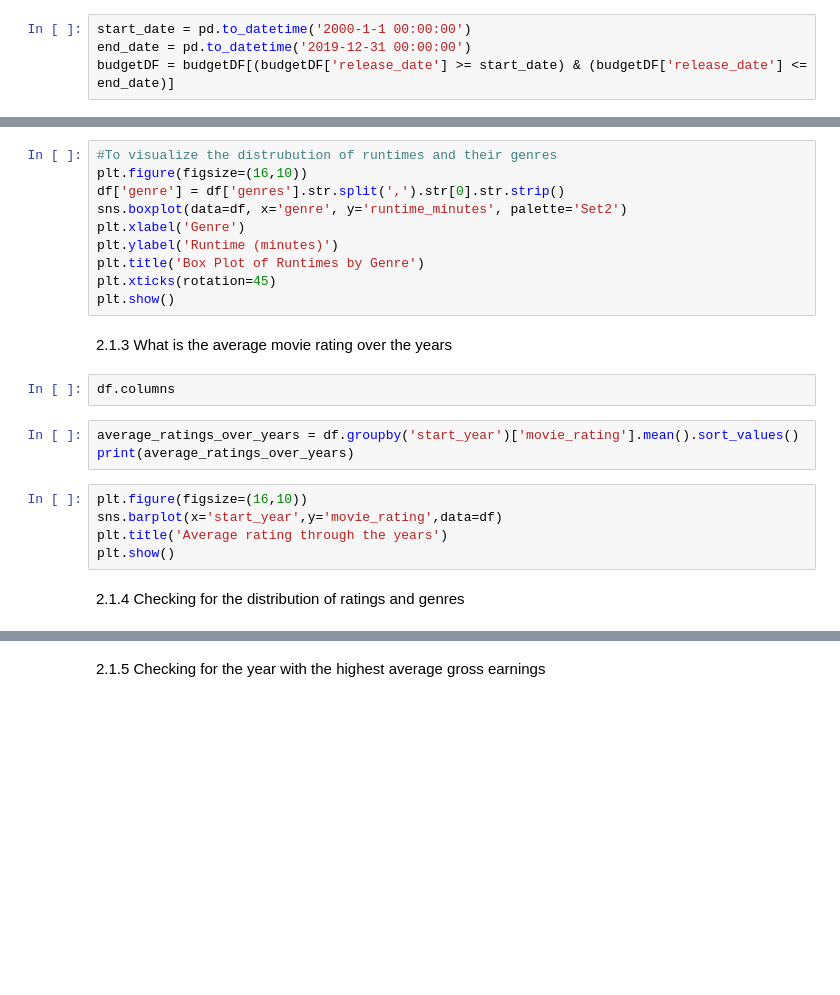
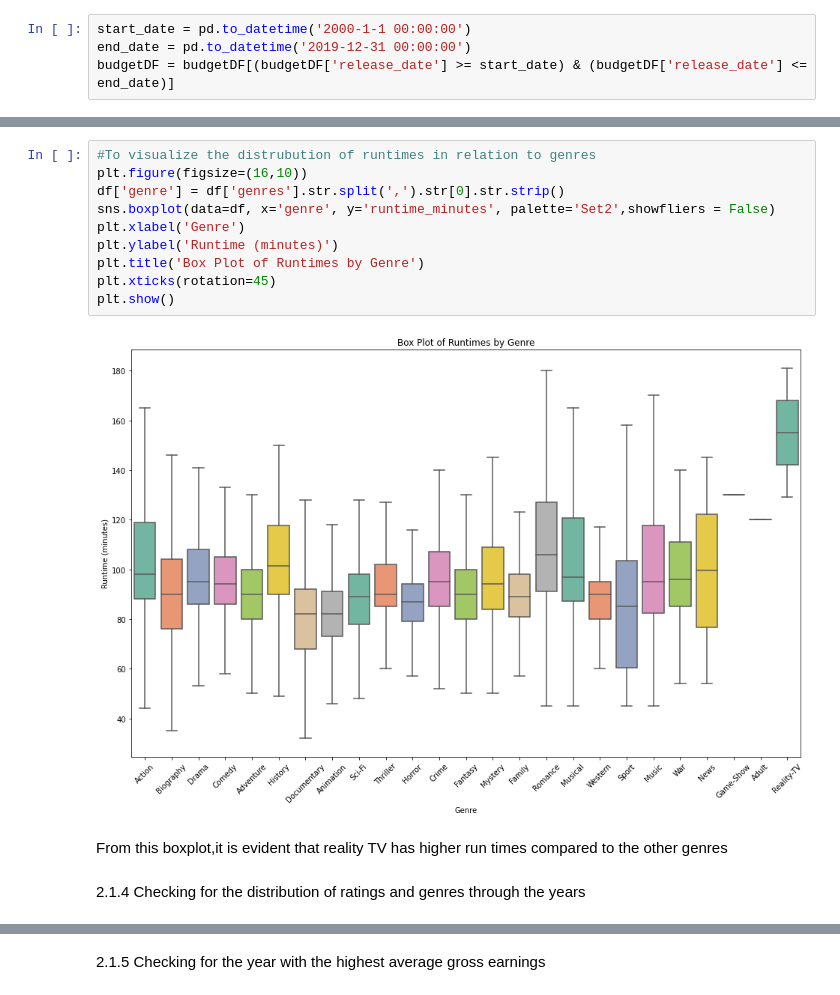
Before and after one commit to Mbachia/Movie_Project-1, a Jupyter notebook: project.ipynb, the cells around one changed output, grey strips where cells are left out. Saved outputs shown, nothing was run; the diff lists cells and outputs as text; blank space fills up the shorter version.

```diff
--- a/project.ipynb
+++ b/project.ipynb
@@ -394,24 +578,16 @@ top_10_runtime
 # %%
-#To visualize the distrubution of runtimes and their genres
+#To visualize the distrubution of runtimes in relation to genres
 plt.figure(figsize=(16,10))
 df['genre'] = df['genres'].str.split(',').str[0].str.strip()
-sns.boxplot(data=df, x='genre', y='runtime_minutes', palette='Set2')
+sns.boxplot(data=df, x='genre', y='runtime_minutes', palette='Set2',showfliers = False)
 plt.xlabel('Genre')
 plt.ylabel('Runtime (minutes)')
 plt.title('Box Plot of Runtimes by Genre')
 plt.xticks(rotation=45)
 plt.show()
+# %% [output]
+[figure, added]
-# %% [markdown]
-2.1.3 What is the average movie rating over the years
-# %%
-df.columns
-# %%
-average_ratings_over_years = df.groupby('start_year')['movie_rating'].mean().sort_values()
-print(average_ratings_over_years)
-# %%
-plt.figure(figsize=(16,10))
-sns.barplot(x='start_year',y='movie_rating',data=df)
-plt.title('Average rating through the years')
-plt.show()
+# %% [markdown]
+From this boxplot,it is evident that reality TV has higher run times compared to the other genres
 # %% [markdown]
-2.1.4 Checking for the distribution of ratings and genres
+2.1.4 Checking for the distribution of ratings and genres through the years
```
Also changed, not shown: parts of 83 cells of this notebook.
